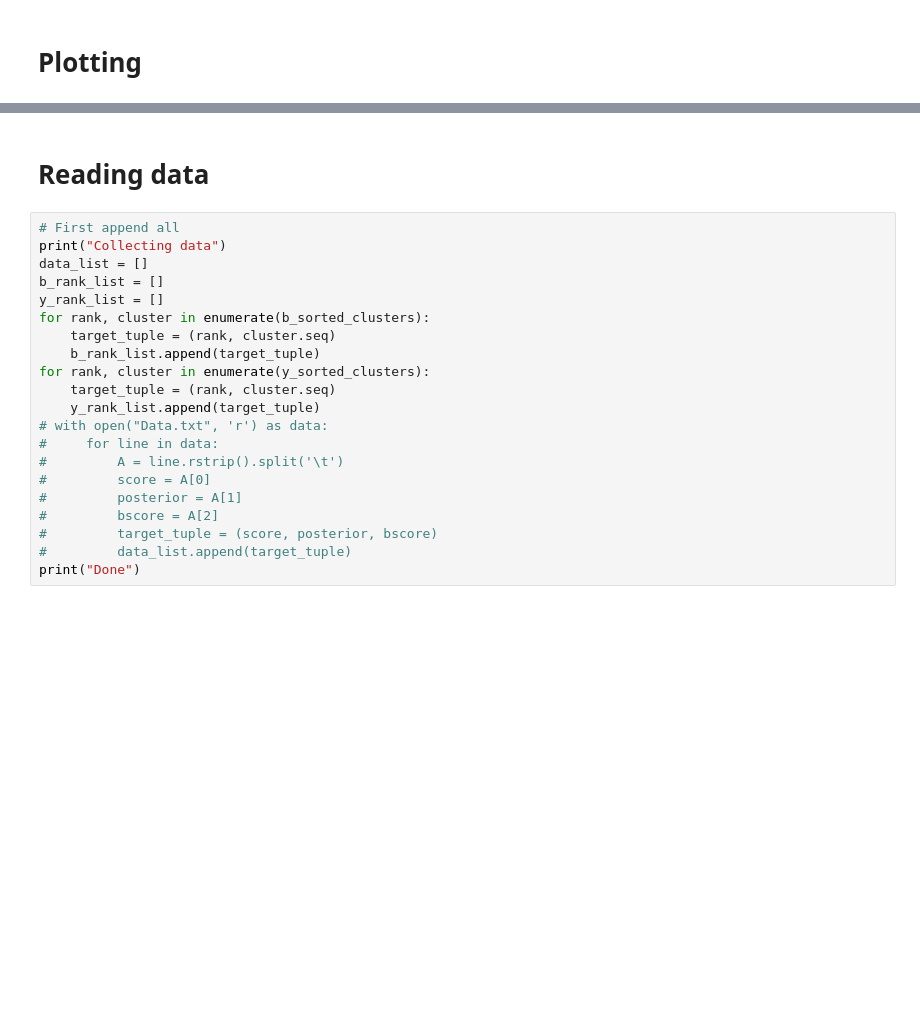
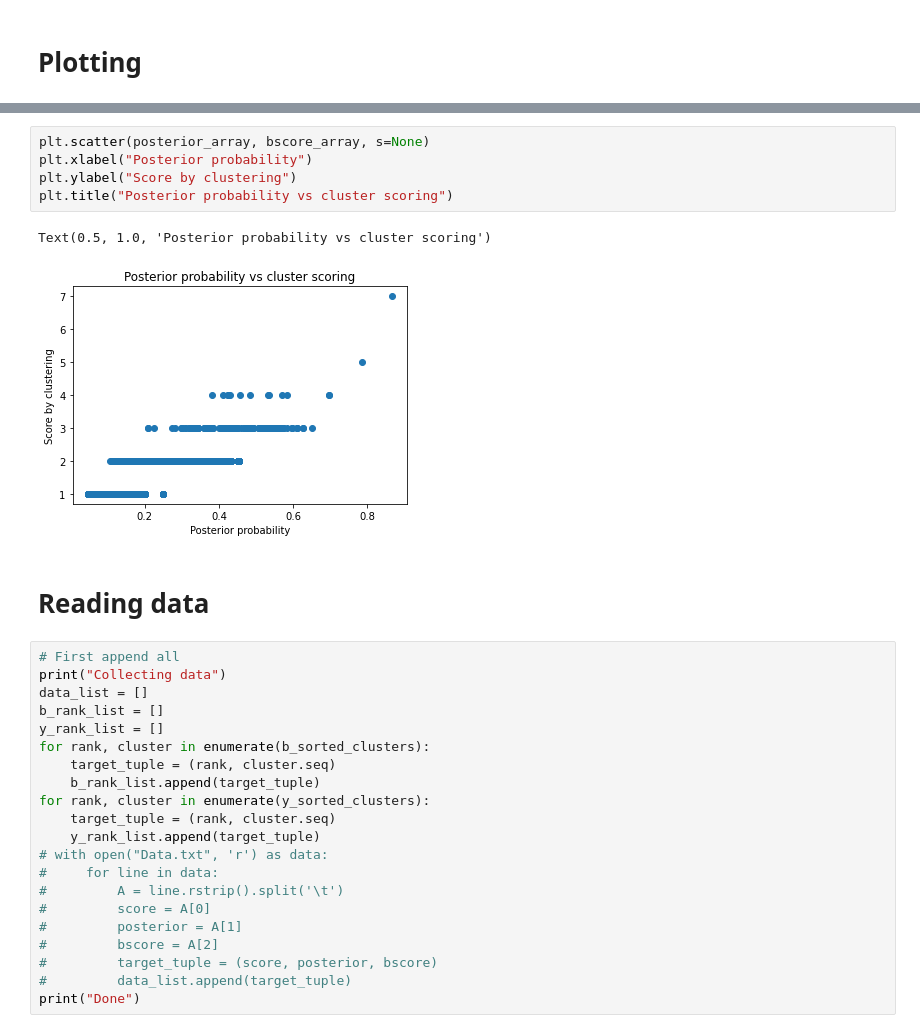
Before and after one commit to ryanlayerlab/hypedsearch, a Jupyter notebook: src/testing_framework/Boundary mapping.ipynb, the cells around one changed output, grey strips where cells are left out. Saved outputs shown, nothing was run; the diff lists cells and outputs as text; blank space fills up the shorter version.

```diff
--- a/src/testing_framework/Boundary mapping.ipynb
+++ b/src/testing_framework/Boundary mapping.ipynb
@@ -278,3 +173,11 @@ Text(0, 0.5, 'Posterior_array')
+# %%
+plt.scatter(posterior_array, bscore_array, s=None)
+plt.xlabel("Posterior probability")
+plt.ylabel("Score by clustering")
+plt.title("Posterior probability vs cluster scoring")
+# %% [output]
+Text(0.5, 1.0, 'Posterior probability vs cluster scoring')
+[figure, added]
 # %% [markdown]
 # Reading data
 # %%
```
Also changed, not shown: parts of 11 cells of this notebook, 4 other files.
